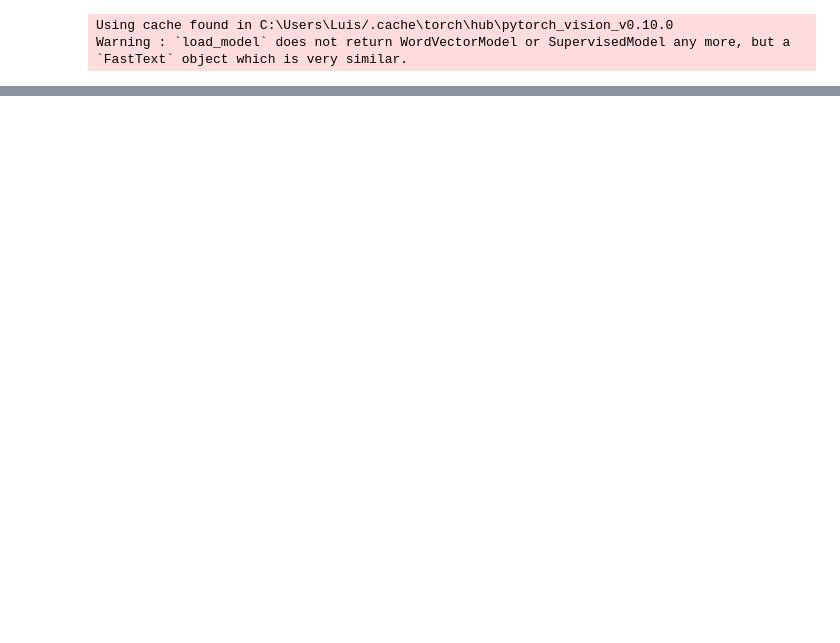
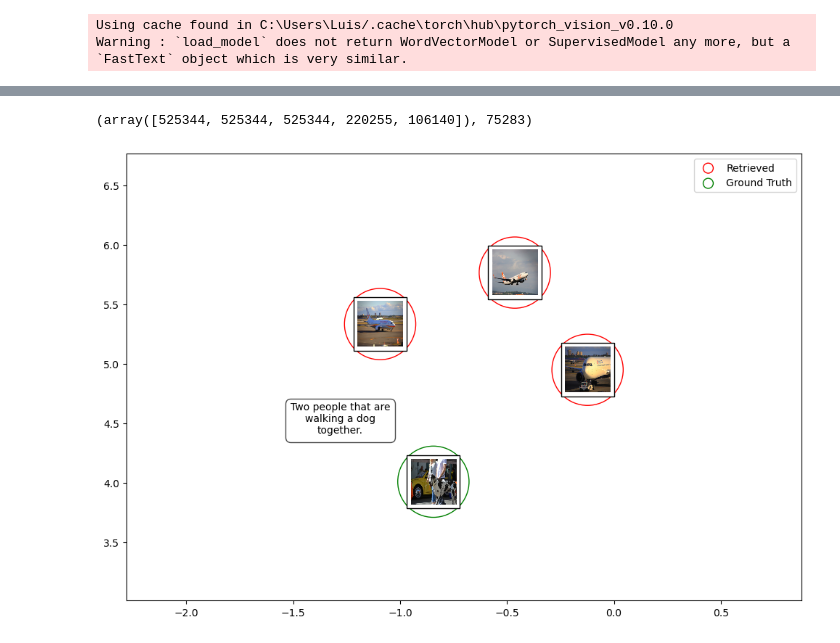
Before and after one commit to ainoacontreras/MCV-C3, a Jupyter notebook: Week 4/retrieval.ipynb, the cells around one changed output, grey strips where cells are left out. Cells and saved outputs as stored; diff of their text form; code cells hidden in the pictures; blank space fills up the shorter version.

```diff
--- a/Week 4/retrieval.ipynb
+++ b/Week 4/retrieval.ipynb
@@ -116,7 +115,6 @@ def extract_features(loader, model, device, query=False):
                 f, _ = model(img.to(device), captions)
             features.append(f.cpu().numpy())
             labels.append(label)
-            break
         return np.concatenate(features).astype('float32'), np.concatenate(labels)
 
 # k-NN Classifier for Image Retrieval
@@ -150,7 +148,7 @@ class ImageRetrievalSystem:
 
     def retrieve(self):
 
-        features, labels = extract_features(self.query_loader, self.model, self.device)
+        features, labels = extract_features(self.query_loader, self.model, self.device, query=True)
 
         print('Retrieving images...')
         if self.classifier_type == 'knn':
@@ -206 +204,5 @@ Precision at 5: 0.0312
 Mean Average Precision: 0.2000
+# %%
+predictions[0], labels[0]
+# %% [output]
+(array([525344, 525344, 525344, 220255, 106140]), 75283)
@@ -206,0 +235,72 @@ Mean Average Precision: 0.2000
+# %%
+retrieved_embeddings = []
+for k, v in d_db.items():
+    for image, text in zip(v[0], v[1]):
+        with torch.no_grad():
+            image = image.unsqueeze(0).to(config['device'])
+            f, _ = model(image, [text])
+            retrieved_embeddings.append(f.cpu().numpy())
+
+gt_embeddings = []
+for k, v in d_gt.items():
+    for image, text in zip(v[0], v[1]):
+        with torch.no_grad():
+            image = image.unsqueeze(0).to(config['device'])
+            f, _ = model(image, [text])
+            gt_embeddings.append(f.cpu().numpy())
+# %%
+from umap.umap_ import UMAP
+from matplotlib.offsetbox import OffsetImage, AnnotationBbox, TextArea
+import textwrap
+
+# Combine both sets of embeddings for UMAP
+query_embeddings, retrieved_embeddings, gt_embeddings = np.unique(query_embeddings, axis=0), np.unique(retrieved_embeddings, axis=0), np.unique(gt_embeddings, axis=0)
+combined_embeddings = np.vstack([query_embeddings, retrieved_embeddings, gt_embeddings]).reshape(-1, 2048)
+
+# Perform UMAP
+umap = UMAP(n_neighbors=5, min_dist=0.0, metric='euclidean', random_state=123, n_jobs=1)
+umap_result = umap.fit_transform(combined_embeddings)
+
+# Split the transformed embeddings back into queries and images
+queries_2d, retrieved_2d, gt_2d = umap_result[:len(query_embeddings)], umap_result[len(query_embeddings):len(query_embeddings)+len(retrieved_embeddings)], umap_result[len(query_embeddings)+len(retrieved_embeddings):]
+
+# Plotting
+fig, ax = plt.subplots(figsize=(12, 8))
+
+# Plot retrieved
+values = np.unique([xi for x in list(d_db.values()) for xi in x[0]], axis=0)
+for i, (x, y) in enumerate(retrieved_2d):
+    img = values[i].transpose(1, 2, 0)
+    imgbox = OffsetImage(img, zoom=0.2)
+    ab = AnnotationBbox(imgbox, (x, y), frameon=True)
+    ax.add_artist(ab)
+    # plot a red circle around the retrieved with legend
+    if i == 0:
+        ax.scatter(x, y, s=100, facecolors='none', edgecolors='red', label='Retrieved')
+    ax.scatter(x, y, s=5000, facecolors='none', edgecolors='red')
+
+# Plot gt
+values = np.unique([xi for x in list(d_gt.values()) for xi in x[0]], axis=0)
+for i, (x, y) in enumerate(gt_2d):
+    img = values[i].transpose(1, 2, 0)
+    imgbox = OffsetImage(img, zoom=0.2)
+    ab = AnnotationBbox(imgbox, (x, y), frameon=True)
+    ax.add_artist(ab)
+    # plot a green circle around the ground truth with legend
+    if i == 0:
+        ax.scatter(x, y, s=100, facecolors='none', edgecolors='green', label='Ground Truth')
+    ax.scatter(x, y, s=5000, facecolors='none', edgecolors='green')
+
+# PLot query
+for i, (x, y) in enumerate(queries_2d):
+    text = textwrap.fill(query_text, width=20)
+    text_box = TextArea(text, textprops=dict(color='black', size=10, ha='center', va='bottom'))
+    ab = AnnotationBbox(text_box, (x, y), frameon=True, bboxprops=dict(boxstyle='round,pad=0.5', facecolor='white', edgecolor='black', alpha=0.7))
+    ax.add_artist(ab)
+
+ax.set_xlim(umap_result[:, 0].min() - 1, umap_result[:, 0].max() + 1)
+ax.set_ylim(umap_result[:, 1].min() - 1, umap_result[:, 1].max() + 1)
+plt.legend()
+plt.show()
+# %% [output]
+[figure, added]
```
Also changed, not shown: parts of 5 cells of this notebook, 2 other files.
